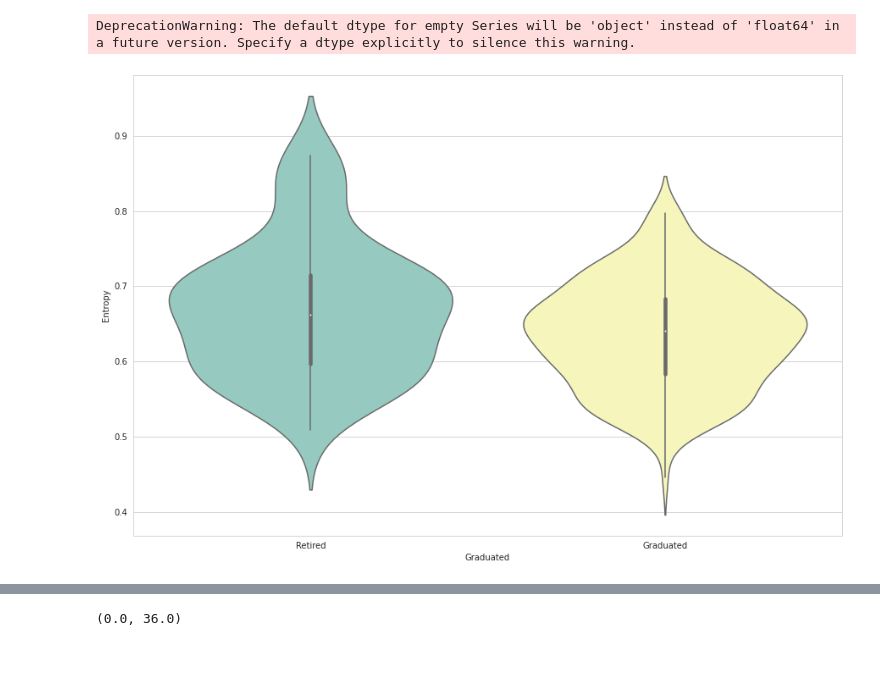
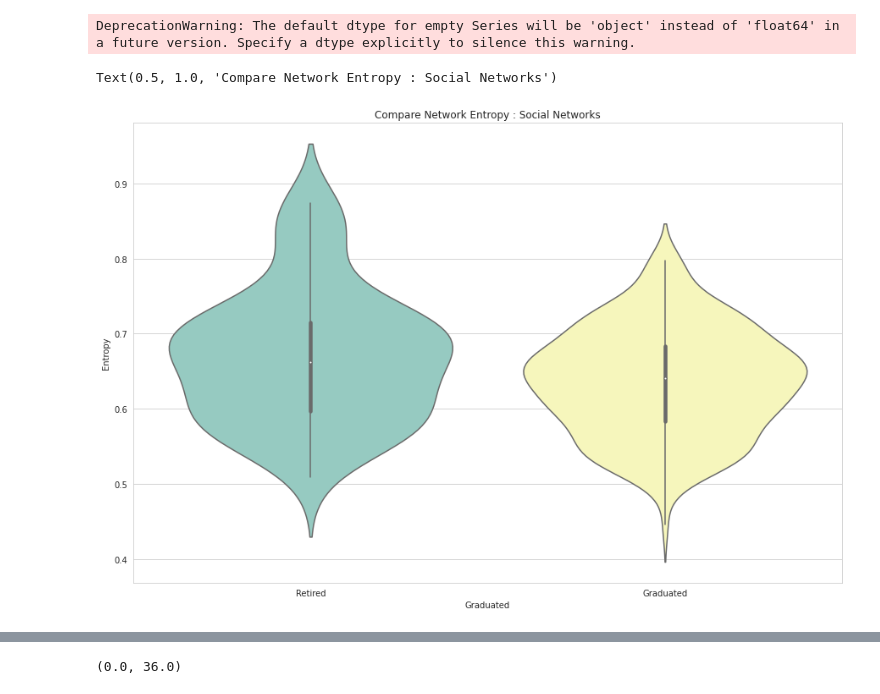
Before and after one commit to zenoWZH/ASFdata_analysis, a Jupyter notebook: network_entropy/network_analysis_entropy.ipynb, the cells around one changed output, grey strips where cells are left out. Cells and saved outputs as stored; diff of their text form; code cells hidden in the pictures; blank space fills up the shorter version.

```diff
--- a/network_entropy/network_analysis_entropy.ipynb
+++ b/network_entropy/network_analysis_entropy.ipynb
@@ -458,12 +461,15 @@ DeprecationWarning: The default dtype for empty Series will be 'object' instead
 # %%
 sns.set_style("whitegrid")
 plt.figure(figsize=(15,10))
 
 ax = sns.violinplot(x="Graduated", y="Entropy",
                     data=df_social_entropy_whole,
                     scale="width", palette="Set3")
+
+plt.title("Compare Network Entropy : Social Networks")
 # %% [output]
+Text(0.5, 1.0, 'Compare Network Entropy : Social Networks')
-[figure, old version]
+[figure, new version]
 # %%
 sns.set_style("whitegrid")
 plt.figure(figsize=(15,10))
```
Also changed, not shown: parts of 7 cells of this notebook, 5 other files.
